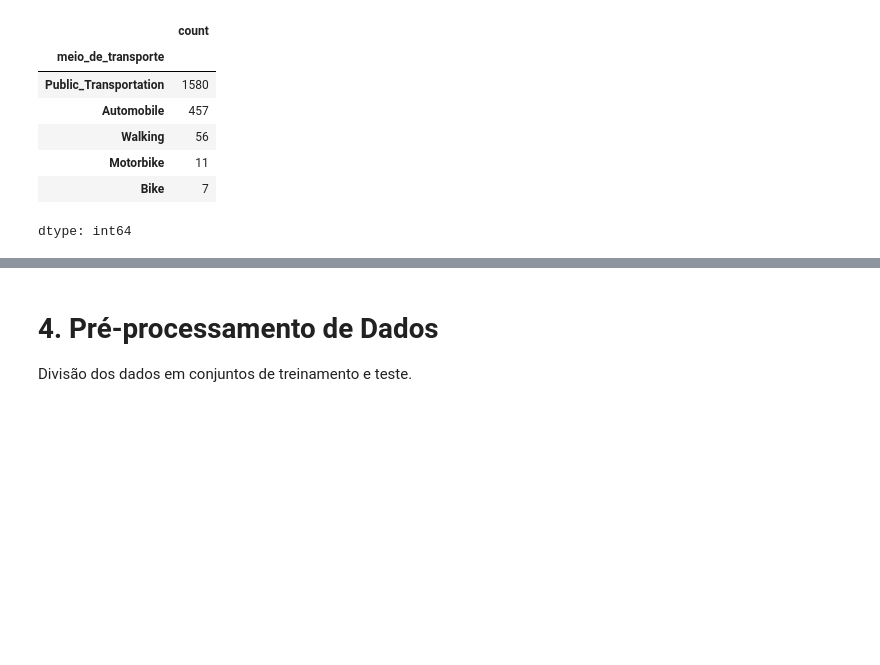
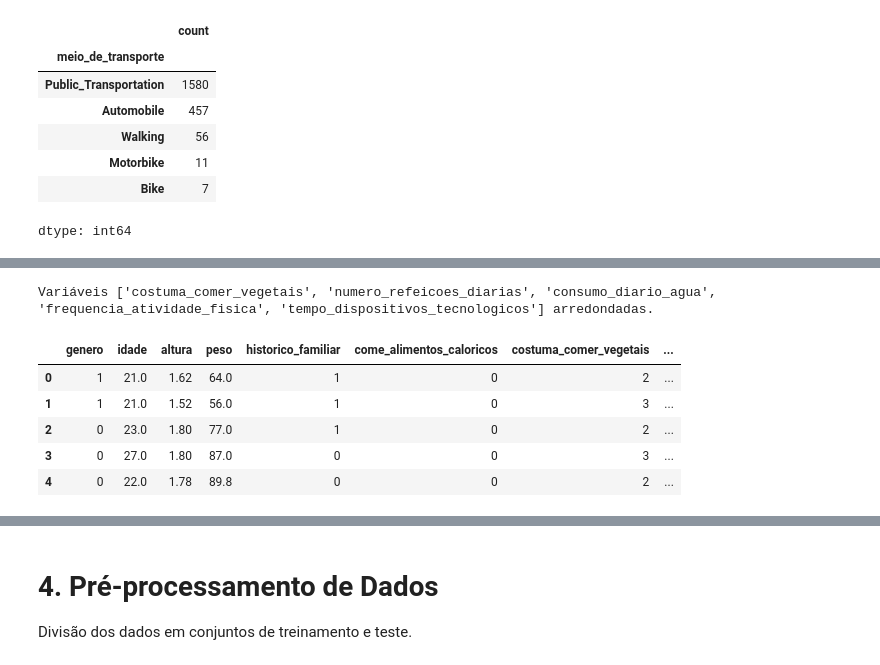
Before and after one commit to eltonnillo/FIAP_TC4, a Jupyter notebook: TC4_v1.ipynb, the cells around one changed output, grey strips where cells are left out. Drawn from its saved outputs; the diff is of its cells as text; code cells hidden in the pictures; blank space fills up the shorter version.

```diff
--- a/TC4_v1.ipynb
+++ b/TC4_v1.ipynb
@@ -362,0 +340,3 @@ Meio de Transporte - Não há relação de grandeza.
+# %%
+df_tratamento = converte_alvo(df_tratamento)
+df_tratamento.head()
@@ -372,7 +360,9 @@ df_tratado['meio_de_transporte'].value_counts()
 | Bike | 7 |
 dtype: int64
 # %%
-traducao_meio_de_transporte = {
+def traducao_meio_transporte(df):
+
+    dict = {
     'Public_Transportation': 'Transporte_Publico',
     'Automobile': 'Automovel',
     'Walking': 'Caminhando',
@@ -380,6 +370,6 @@ traducao_meio_de_transporte = {
     'Bike': 'Bicicleta'
 }
 
-df_tratado['meio_de_transporte'] = df_tratado['meio_de_transporte'].replace(traducao_meio_de_transporte)
-
-df_tratado['meio_de_transporte'].value_counts()
+    df['meio_de_transporte'] = df['meio_de_transporte'].map(dict)
+    print('Meios de transporte traduzidos.')
+    return df
@@ -405,0 +376,3 @@ df_tratado.head()
+# %%
+df_tratamento = traducao_meio_transporte(df_tratamento)
+df_tratamento.head()
@@ -405,0 +479,21 @@ df_tratado.head()
+# %%
+def arredondamento(df):
+
+  variaveis_arredondar = ['costuma_comer_vegetais', 'numero_refeicoes_diarias', 'consumo_diario_agua', 'frequencia_atividade_fisica', 'tempo_dispositivos_tecnologicos']
+
+  for coluna in variaveis_arredondar:
+    df[coluna] = df[coluna].round(0).astype(int)
+
+  print(f'Variáveis {variaveis_arredondar} arredondadas.')
+  return df
+# %%
+df_tratamento = arredondamento(df_tratamento)
+df_tratamento.head()
+# %% [output]
+Variáveis ['costuma_comer_vegetais', 'numero_refeicoes_diarias', 'consumo_diario_agua', 'frequencia_atividade_fisica', 'tempo_dispositivos_tecnologicos'] arredondadas.
+|  | genero | idade | altura | peso | historico_familiar | come_alimentos_caloricos | costuma_comer_vegetais | ... |
+| 0 | 1 | 21.0 | 1.62 | 64.0 | 1 | 0 | 2 | ... |
+| 1 | 1 | 21.0 | 1.52 | 56.0 | 1 | 0 | 3 | ... |
+| 2 | 0 | 23.0 | 1.80 | 77.0 | 1 | 0 | 2 | ... |
+| 3 | 0 | 27.0 | 1.80 | 87.0 | 0 | 0 | 3 | ... |
+| 4 | 0 | 22.0 | 1.78 | 89.8 | 0 | 0 | 2 | ... |
```
Also changed, not shown: parts of 80 cells of this notebook.
